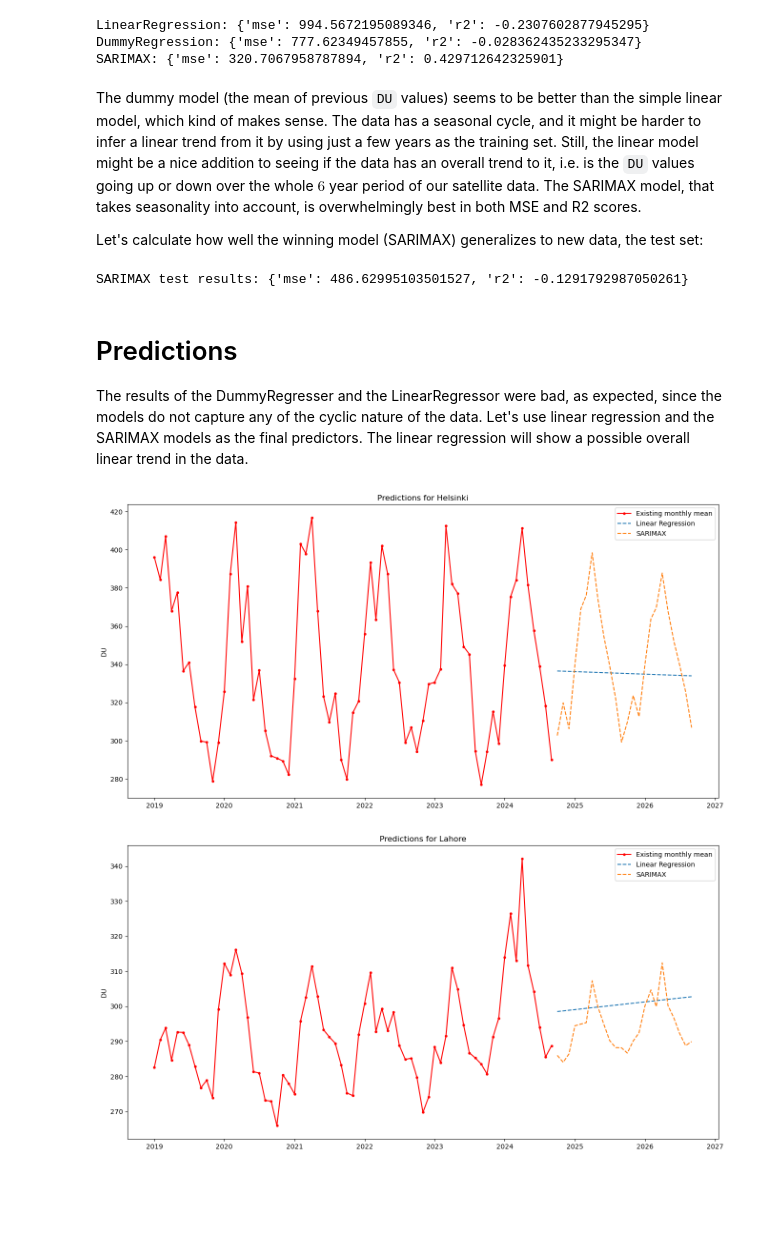
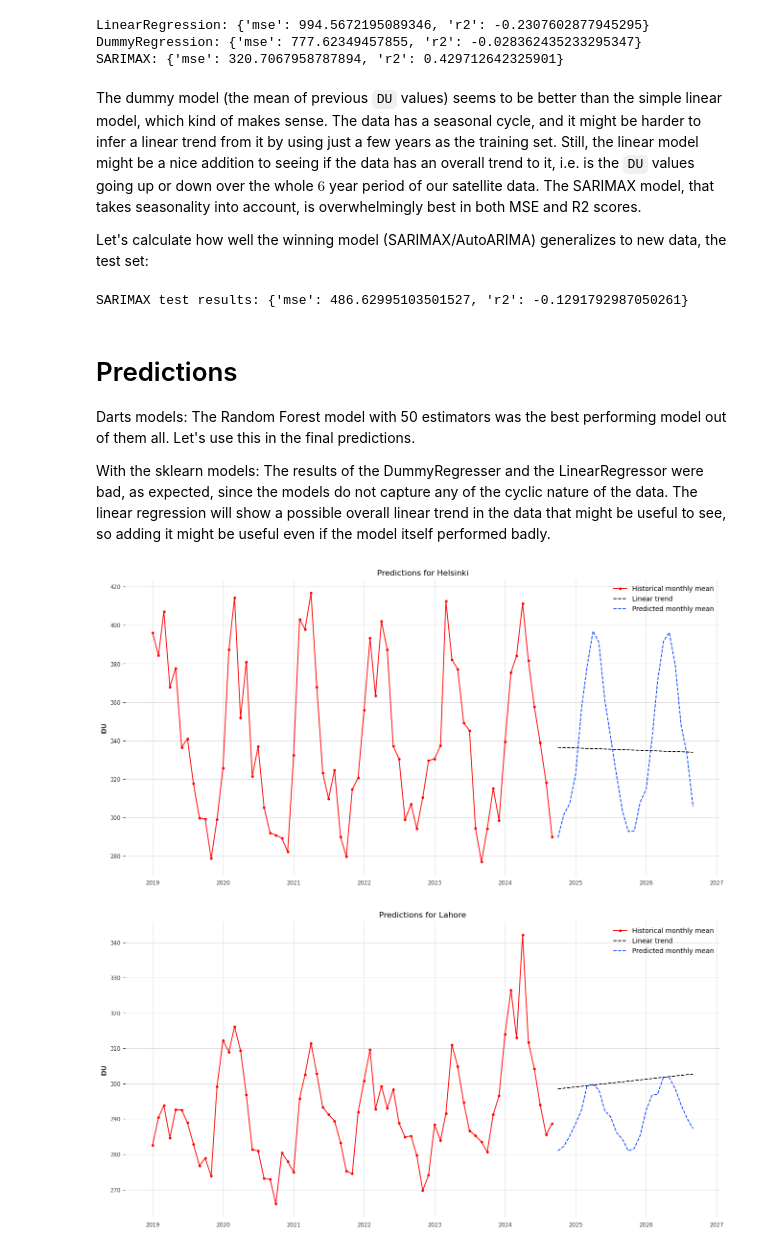
Before and after one commit to rtammisalo/project-ozone, a Jupyter notebook: ozone.ipynb, the cells around one changed output. Saved outputs shown, nothing was run; the diff lists cells and outputs as text; code cells hidden in the pictures; blank space fills up the shorter version.

Commit message:
Add Darts models and timeseries forecasting

```diff
--- a/ozone.ipynb
+++ b/ozone.ipynb
@@ -215,6 +213,6 @@ Lahore monthy data:
 69 rows × 4 columns
 # %%
 # Plot yearly data
-cities['Helsinki'].plot_yearly_ozone_data()
-cities['Lahore'].plot_yearly_ozone_data()
+for city, location in cities.items():
+    location.plot_yearly_ozone_data()
 # %% [output]
@@ -228,0 +221,3 @@ cities['Lahore'].boxplot_yearly_ozone_data()
+# %%
+for city, location in cities.items():
+    location.boxplot_yearly_ozone_data()
@@ -229,5 +227,5 @@ cities['Lahore'].boxplot_yearly_ozone_data()
 # %%
 # Plot the whole timeseries as one
-cities['Helsinki'].plot_all_ozone_data()
-cities['Lahore'].plot_all_ozone_data()
+for city, location in cities.items():
+    location.plot_all_ozone_data()
 # %% [output]
@@ -237,0 +336,25 @@ cities['Lahore'].plot_all_ozone_data()
+# %%
+test_mse = 0
+test_r2 = 0
+
+for loc_name, loc in cities.items():
+    # series = TimeSeries.from_dataframe(loc.ozone_monthly_df, 'Timestep', 'DU')
+    # series.plot(label = 'Historical')
+    train = train_dict[loc_name]
+    test = test_dict[loc_name]
+    test.plot(label = 'Test data')
+
+    for model_name, model in models.items():
+        model.fit(train)
+        pred = model.predict(len(test))
+        pred.plot(label = f'{model_name}')
+        if model_name == 'RandomForest':
+            # MSE/R2 for the test set on RF-50 estimators:
+            test_mse = test_mse + mse(test, pred) / n_locs
+            test_r2 = test_r2 + r2_score(test, pred) / n_locs
+
+    plt.title(f'Darts: Test set predictions for {loc_name}')
+    plt.show()
+
+# Print MSE&R2 for the test set:
+print(f'Darts RF:: Test set MSE: {test_mse}, R2: {test_r2}')
@@ -323,7 +452,7 @@ SARIMAX: {'mse': 320.7067958787894, 'r2': 0.429712642325901}
 # %% [markdown]
 The dummy model (the mean of previous `DU` values) seems to be better than the simple linear model, which kind of makes sense. The data has a seasonal cycle, and it might be harder to infer a linear trend from it by using just a few years as the training set. Still, the linear model might be a nice addition to seeing if the data has an overall trend to it, i.e. is the `DU` values going up or down over the whole $6$ year period of our satellite data. The SARIMAX model, that takes seasonality into account, is overwhelmingly best in both MSE and R2 scores.
 
-Let's calculate how well the winning model (SARIMAX) generalizes to new data, the test set:
+Let's calculate how well the winning model (SARIMAX/AutoARIMA) generalizes to new data, the test set:
 # %%
 from sklearn.metrics import r2_score, mean_squared_error
 
@@ -357,7 +486,11 @@ SARIMAX test results: {'mse': 486.62995103501527, 'r2': -0.1291792987050261}
 # %% [markdown]
 # Predictions
 
-The results of the DummyRegresser and the LinearRegressor were bad, as expected, since the models do not capture any of the cyclic nature of the data. Let's use linear regression and the SARIMAX models as the final predictors. The linear regression will show a possible overall linear trend in the data.
+Darts models:
+The Random Forest model with 50 estimators was the best performing model out of them all. Let's use this in the final predictions.
+
+With the sklearn models:
+The results of the DummyRegresser and the LinearRegressor were bad, as expected, since the models do not capture any of the cyclic nature of the data. The linear regression will show a possible overall linear trend in the data that might be useful to see, so adding it might be useful even if the model itself performed badly.
 # %%
 def create_datetime_series(monthly_df, months):
     # Create a datetime series for the predictions, used in plotting.
@@ -374,33 +507,39 @@ def create_features(monthly_df, months):
     X = np.array(monthly_df['Timestep']).reshape(-1, 1)
     last_timestep = monthly_df['Timestep'].iloc[-1]
     X_future = np.arange(last_timestep + 1, last_timestep + 1 + months).reshape(-1, 1)
 
     return X, X_future
 
 # Predict 2 year ahead
 pred_months = 24
 
 # Dict with key = location_name, value = (model name, predictions) tuple.
 all_preds = {}
 
 for loc_name, test in test_dict.items():
     # Take the last month of each test dict, and create future dates.
     monthly_df = cities[loc_name].ozone_monthly_df
     dates = create_datetime_series(monthly_df, pred_months)
     X, X_future = create_features(monthly_df, pred_months)
 
-    plot_models = {'Linear Regression': LinearRegression(), 'SARIMAX': SARIMAXWrapper()}
     model_preds = {}
 
+    # Add sklearn models
+    plot_models = {'Linear trend': LinearRegression()} #, 'SARIMAX': SARIMAXWrapper()}
     for model_name, model_class in plot_models.items():
         fit = model_class.fit(X=X, y=monthly_df['DU'])
         preds = fit.predict(X_future)
         model_preds[model_name] = preds
 
+    # For adding a darts model
+    models['RandomForest'].fit(TimeSeries.from_dataframe(monthly_df, 'Timestep', 'DU'))
+    pred = models['RandomForest'].predict(len(X_future))
+    model_preds['Predicted monthly mean'] = pred.pd_series()
+
     all_preds[loc_name] = (dates, model_preds)
 
 for loc_name, (dates, model_preds) in all_preds.items():
     cities[loc_name].plot_ozone_predictions(dates, model_preds)
 # %% [output]
-[figure, old version]
+[figure, new version]
-[figure, old version]
+[figure, new version]
```
Also changed, not shown: parts of 18 cells of this notebook, 1 other file.
